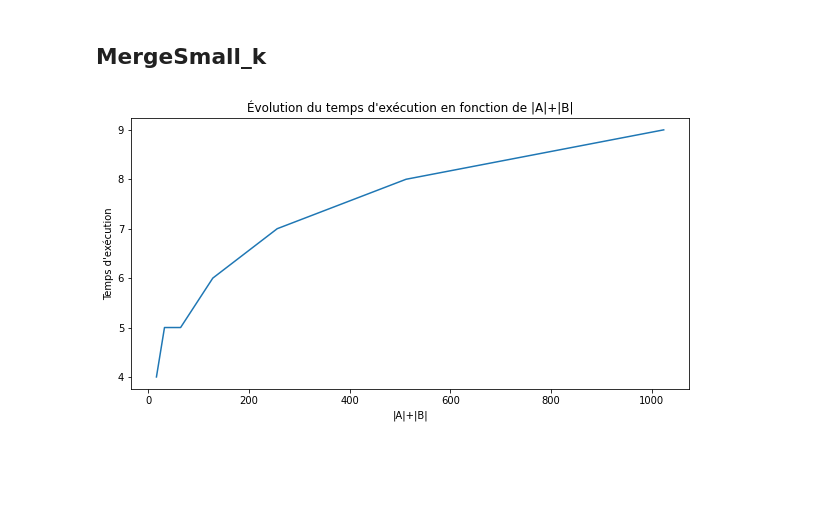
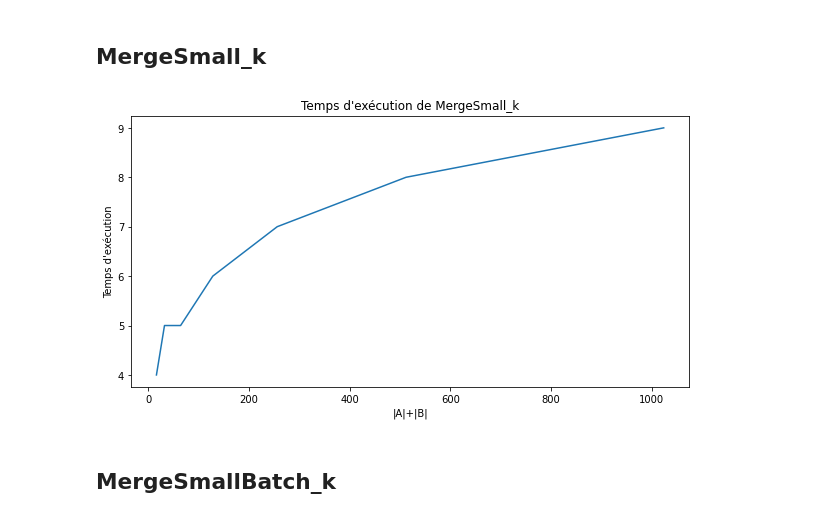
Before and after one commit to Poubenne/HPC_Project_5A, a Jupyter notebook: plots.ipynb, the cells around one changed output. Saved outputs shown, nothing was run; the diff lists cells and outputs as text; code cells hidden in the pictures; blank space fills up the shorter version.

```diff
--- a/plots.ipynb
+++ b/plots.ipynb
@@ -9,9 +10,11 @@ exec_times = [4, 5, 5, 6, 7, 8, 9]
 # %%
 plt.figure(figsize=[10,5])
 plt.plot(sizes, exec_times)
-plt.title("Évolution du temps d'exécution en fonction de |A|+|B|")
+plt.title("Temps d'exécution de MergeSmall_k")
 plt.xlabel("|A|+|B|")
 plt.ylabel("Temps d'exécution")
 plt.show()
 # %% [output]
-[figure, old version]
+[figure, new version]
+# %% [markdown]
+## MergeSmallBatch_k
```
Also changed, not shown: parts of 11 cells of this notebook, 4 other files.
